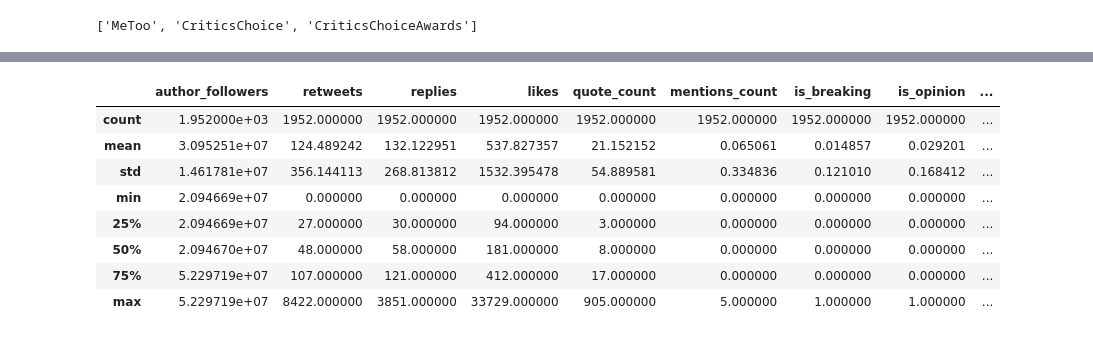
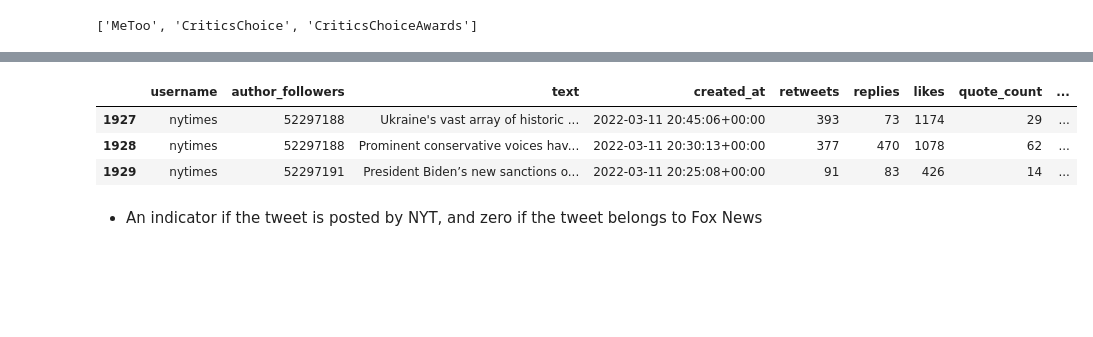
Before and after one commit to damirash/Analysis-of-Tweet_News, a Jupyter notebook: code.ipynb, the cells around one changed output, grey strips where cells are left out. Saved outputs shown, nothing was run; the diff lists cells and outputs as text; code cells hidden in the pictures; blank space fills up the shorter version.

```diff
--- a/code.ipynb
+++ b/code.ipynb
@@ -134,3 +133 @@ for hashtag in hashtag_list:
     df['hashtag_'+hashtag] = df.text.apply(lambda x: 1 if hashtag in x else 0)
-# %%
-df['is_nyt']= df['username'].apply(lambda x: len(re.findall(pattern3, x)))
@@ -137 +136,4 @@ df['is_nyt']= df['username'].apply(lambda x: len(re.findall(pattern3, x)))
+# %%
+df['growth_fllrs'] = - df.groupby("username")["author_followers"].diff()
+df['growth_fllrs'] = df['growth_fllrs'].fillna(0)
 # %%
@@ -153,12 +154,9 @@ df
 # %%
-df.describe()
+df[1927:1930]
 # %% [output]
-|  | author_followers | retweets | replies | likes | quote_count | mentions_count | is_breaking | is_opinion | ... |
-| count | 1.952000e+03 | 1952.000000 | 1952.000000 | 1952.000000 | 1952.000000 | 1952.000000 | 1952.000000 | 1952.000000 | ... |
-| mean | 3.095251e+07 | 124.489242 | 132.122951 | 537.827357 | 21.152152 | 0.065061 | 0.014857 | 0.029201 | ... |
-| std | 1.461781e+07 | 356.144113 | 268.813812 | 1532.395478 | 54.889581 | 0.334836 | 0.121010 | 0.168412 | ... |
-| min | 2.094669e+07 | 0.000000 | 0.000000 | 0.000000 | 0.000000 | 0.000000 | 0.000000 | 0.000000 | ... |
-| 25% | 2.094669e+07 | 27.000000 | 30.000000 | 94.000000 | 3.000000 | 0.000000 | 0.000000 | 0.000000 | ... |
-| 50% | 2.094670e+07 | 48.000000 | 58.000000 | 181.000000 | 8.000000 | 0.000000 | 0.000000 | 0.000000 | ... |
-| 75% | 5.229719e+07 | 107.000000 | 121.000000 | 412.000000 | 17.000000 | 0.000000 | 0.000000 | 0.000000 | ... |
-| max | 5.229719e+07 | 8422.000000 | 3851.000000 | 33729.000000 | 905.000000 | 5.000000 | 1.000000 | 1.000000 | ... |
+|  | username | author_followers | text | created_at | retweets | replies | likes | quote_count | ... |
+| 1927 | nytimes | 52297188 | Ukraine's vast array of historic ... | 2022-03-11 20:45:06+00:00 | 393 | 73 | 1174 | 29 | ... |
+| 1928 | nytimes | 52297188 | Prominent conservative voices hav... | 2022-03-11 20:30:13+00:00 | 377 | 470 | 1078 | 62 | ... |
+| 1929 | nytimes | 52297191 | President Biden’s new sanctions o... | 2022-03-11 20:25:08+00:00 | 91 | 83 | 426 | 14 | ... |
+# %% [markdown]
+- An indicator if the tweet is posted by NYT, and zero if the tweet belongs to Fox News
```
Also changed, not shown: parts of 30 cells of this notebook.
